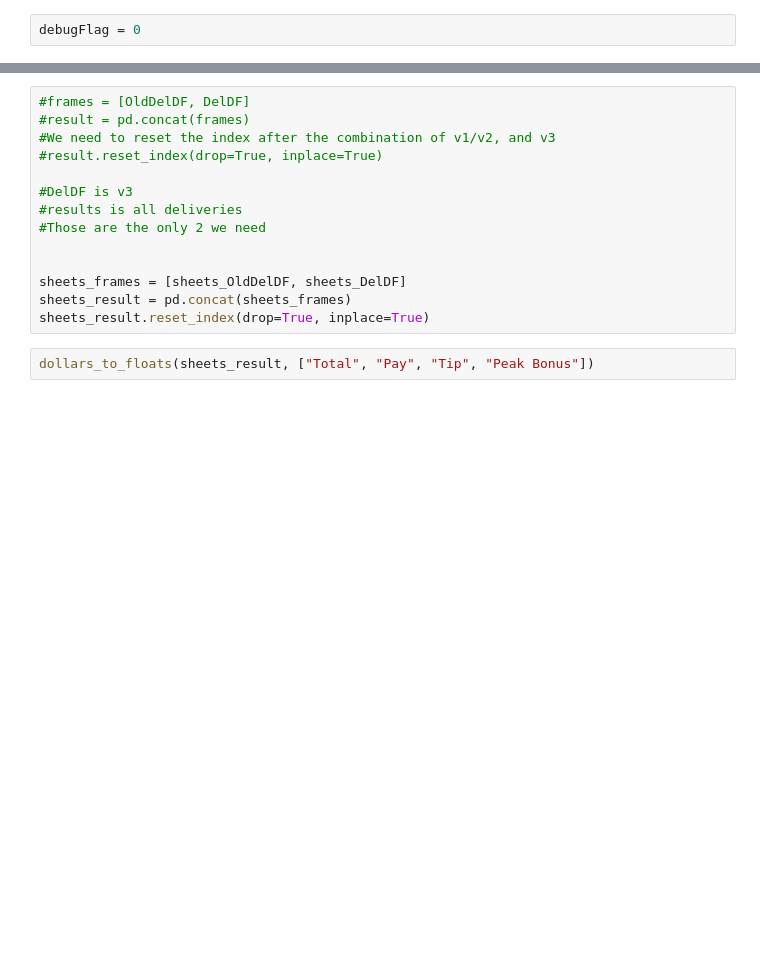
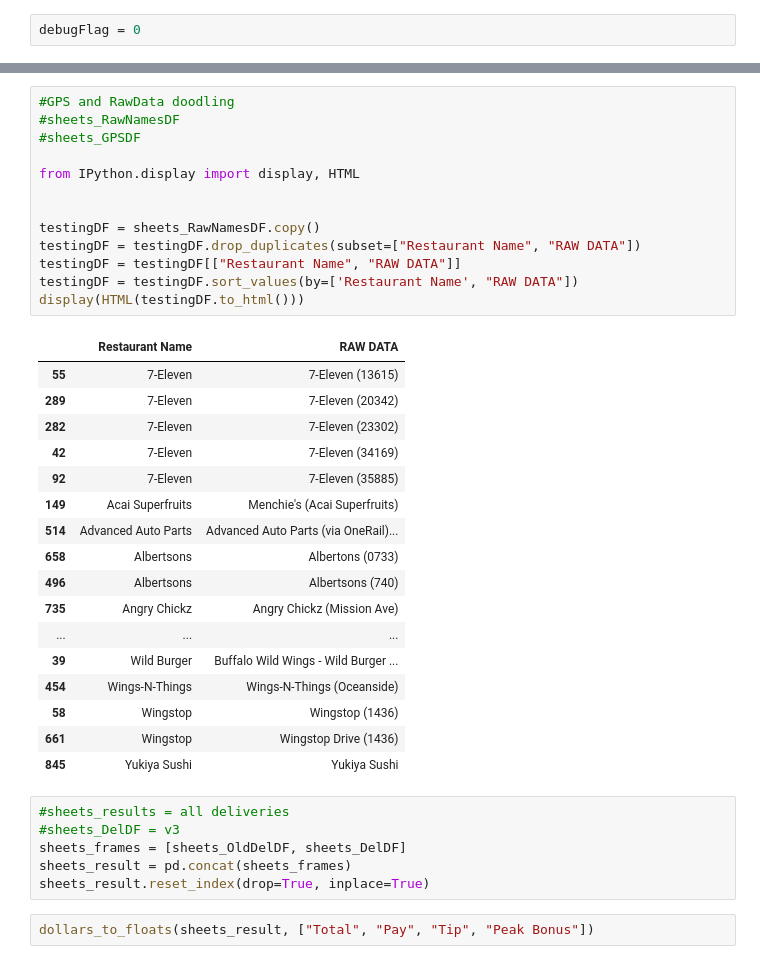
Before and after one commit to Crawford92/DeliveryData, a Jupyter notebook: stats.ipynb, the cells around one changed output, grey strips where cells are left out. Cells and saved outputs as stored; diff of their text form; blank space fills up the shorter version.

```diff
--- a/stats.ipynb
+++ b/stats.ipynb
@@ -70,17 +71,40 @@ def time_to_timestamp(df, DateCol, TimeCols):
     for index, row in df.iterrows():
         df.at[index, TimeCols[0]] = pd.Timestamp('2023/' + row[DateCol] + " " + row[TimeCols[0]])
         df.at[index, TimeCols[1]] = pd.Timestamp('2023/' + row[DateCol] + " " + row[TimeCols[1]])
+# %%
+#GPS and RawData doodling
+#sheets_RawNamesDF
+#sheets_GPSDF
+
+from IPython.display import display, HTML
+
+
+testingDF = sheets_RawNamesDF.copy()
+testingDF = testingDF.drop_duplicates(subset=["Restaurant Name", "RAW DATA"])
+testingDF = testingDF[["Restaurant Name", "RAW DATA"]]
+testingDF = testingDF.sort_values(by=['Restaurant Name', "RAW DATA"])
+display(HTML(testingDF.to_html()))
+# %% [output]
+|  | Restaurant Name | RAW DATA |
+| 55 | 7-Eleven | 7-Eleven (13615) |
+| 289 | 7-Eleven | 7-Eleven (20342) |
+| 282 | 7-Eleven | 7-Eleven (23302) |
+| 42 | 7-Eleven | 7-Eleven (34169) |
+| 92 | 7-Eleven | 7-Eleven (35885) |
+| 149 | Acai Superfruits | Menchie's (Acai Superfruits) |
+| 514 | Advanced Auto Parts | Advanced Auto Parts (via OneRail)... |
+| 658 | Albertsons | Albertons (0733) |
+| 496 | Albertsons | Albertsons (740) |
+| 735 | Angry Chickz | Angry Chickz (Mission Ave) |
+| ... | ... | ... |
+| 39 | Wild Burger | Buffalo Wild Wings - Wild Burger ... |
+| 454 | Wings-N-Things | Wings-N-Things (Oceanside) |
+| 58 | Wingstop | Wingstop (1436) |
+| 661 | Wingstop | Wingstop Drive (1436) |
+| 845 | Yukiya Sushi | Yukiya Sushi |
 # %%
-#frames = [OldDelDF, DelDF]
-#result = pd.concat(frames)
-#We need to reset the index after the combination of v1/v2, and v3
-#result.reset_index(drop=True, inplace=True)
-
-#DelDF is v3
-#results is all deliveries
-#Those are the only 2 we need
-
-
+#sheets_results = all deliveries
+#sheets_DelDF = v3
 sheets_frames = [sheets_OldDelDF, sheets_DelDF]
 sheets_result = pd.concat(sheets_frames)
 sheets_result.reset_index(drop=True, inplace=True)
```
Also changed, not shown: parts of 14 cells of this notebook, 1 other file.
